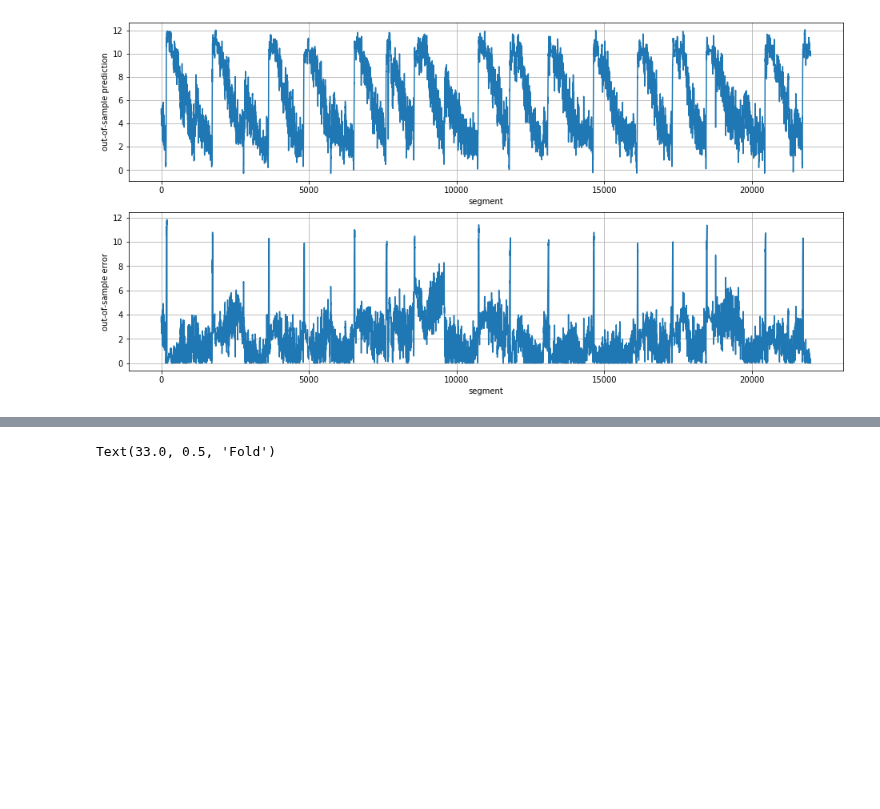
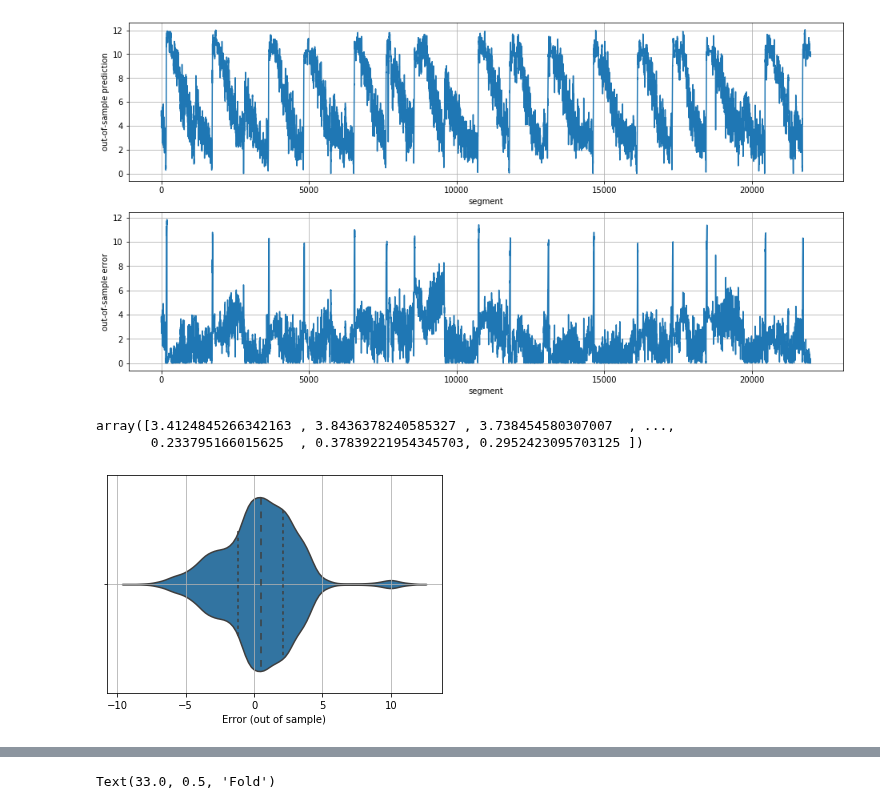
Before and after one commit to ido90/Earthquakes, a Jupyter notebook: Transformer/transformer-network.ipynb, the cells around one changed output, grey strips where cells are left out. Saved outputs shown, nothing was run; the diff lists cells and outputs as text; code cells hidden in the pictures; blank space fills up the shorter version.

Commit message:
signed errors stats

```diff
--- a/Transformer/transformer-network.ipynb
+++ b/Transformer/transformer-network.ipynb
@@ -608,6 +594,17 @@ ax.set_ylabel('out-of-sample error')
 ax.grid()
 # %% [output]
 [figure]
+# %%
+preds - ys
+# %% [output]
+array([3.4124845266342163 , 3.8436378240585327 , 3.738454580307007  , ...,
+       0.233795166015625  , 0.37839221954345703, 0.2952423095703125 ])
+# %%
+sns.violinplot(preds-ys, inner="quartile")
+plt.xlabel('Error (out of sample)')
+plt.grid()
+# %% [output]
+[figure, added]
 # %%
 # get all predictions
 preds2 = []
```
Also changed, not shown: parts of 6 cells of this notebook.
